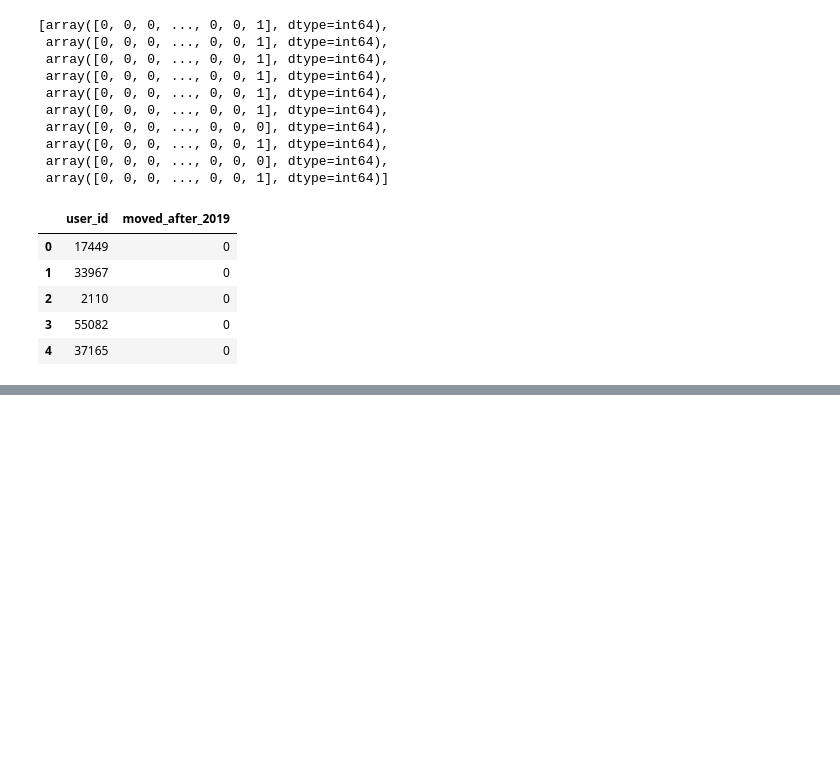
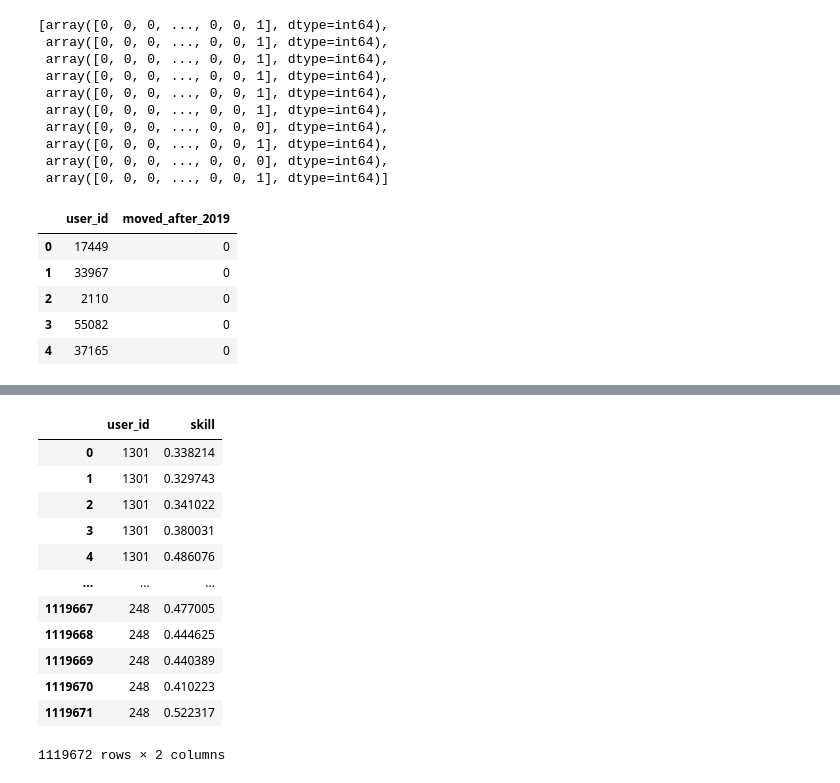
Before and after one commit to furkaneneseren/Datathon-BBVA, a Jupyter notebook: churn-with-linkedin.ipynb, the cells around one changed output, grey strips where cells are left out. Cells and saved outputs as stored; diff of their text form; code cells hidden in the pictures; blank space fills up the shorter version.

```diff
--- a/churn-with-linkedin.ipynb
+++ b/churn-with-linkedin.ipynb
@@ -2379,0 +2450,4 @@ test.to_csv("train_user_lang_work.csv", index=False)
+# %%
+train = pd.read_csv("./data/train_users.csv")
+# %%
+skills = pd.merge(skills,train[['user_id','moved_after_2019']],on='user_id', how='right')
@@ -2379,0 +2492,27 @@ test.to_csv("train_user_lang_work.csv", index=False)
+# %%
+target = skills[['moved_after_2019']]
+train = skills.drop('moved_after_2019', axis = 1)
+# %%
+import category_encoders as ce
+cbe_encoder = ce.cat_boost.CatBoostEncoder()
+cbe_encoder.fit(train, target)
+skills_catboost = cbe_encoder.transform(train)
+
+
+#choc['company_location'] = labelencoder.fit_transform(choc['company_location'])
+# %%
+skills_catboost
+# %% [output]
+|  | user_id | skill |
+| 0 | 1301 | 0.338214 |
+| 1 | 1301 | 0.329743 |
+| 2 | 1301 | 0.341022 |
+| 3 | 1301 | 0.380031 |
+| 4 | 1301 | 0.486076 |
+| ... | ... | ... |
+| 1119667 | 248 | 0.477005 |
+| 1119668 | 248 | 0.444625 |
+| 1119669 | 248 | 0.440389 |
+| 1119670 | 248 | 0.410223 |
+| 1119671 | 248 | 0.522317 |
+1119672 rows × 2 columns
```
Also changed, not shown: parts of 43 cells of this notebook.
